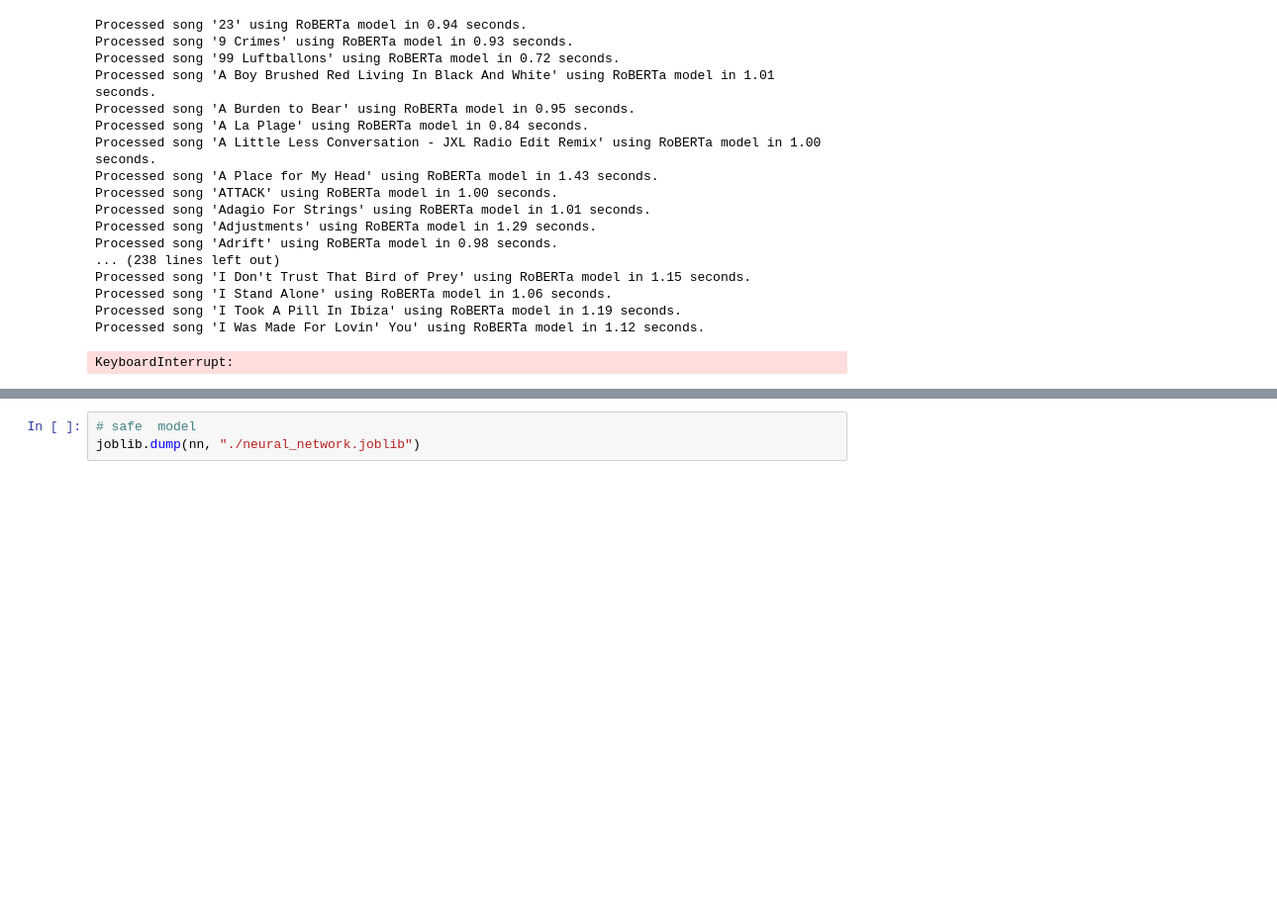
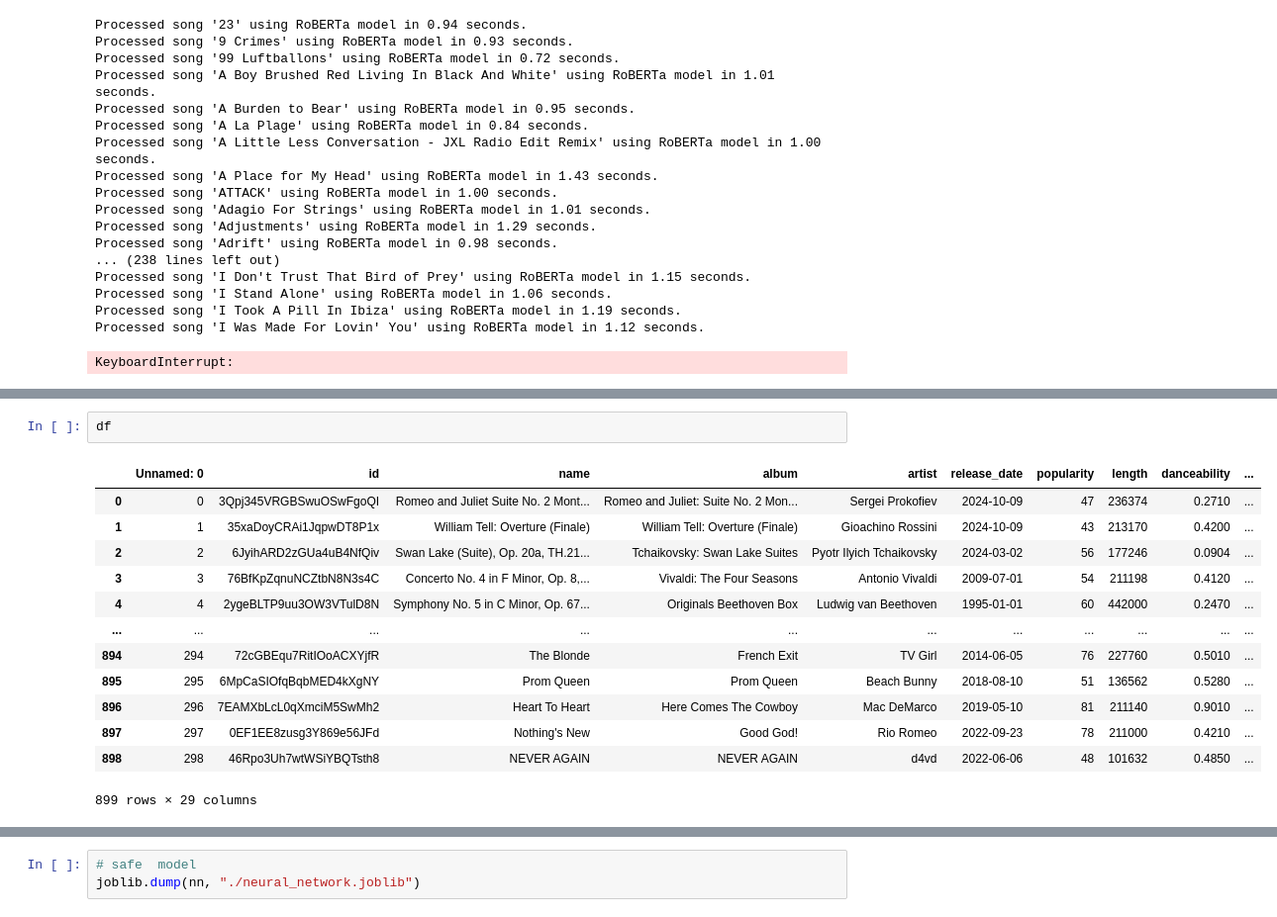
Before and after one commit to elenaperego/Emotion-Song-Recommender-System, a Jupyter notebook: models/neural_network_keras.ipynb, the cells around one changed output, grey strips where cells are left out. Shown: that part at 99% size. Drawn from its saved outputs; the diff is of its cells as text; blank space fills up the shorter version.

```diff
--- a/models/neural_network_keras.ipynb
+++ b/models/neural_network_keras.ipynb
@@ -515 +562,17 @@ df
+# %%
+df
+# %% [output]
+|  | Unnamed: 0 | id | name | album | artist | release_date | popularity | length | danceability | ... |
+| 0 | 0 | 3Qpj345VRGBSwuOSwFgoQI | Romeo and Juliet Suite No. 2 Mont... | Romeo and Juliet: Suite No. 2 Mon... | Sergei Prokofiev | 2024-10-09 | 47 | 236374 | 0.2710 | ... |
+| 1 | 1 | 35xaDoyCRAi1JqpwDT8P1x | William Tell: Overture (Finale) | William Tell: Overture (Finale) | Gioachino Rossini | 2024-10-09 | 43 | 213170 | 0.4200 | ... |
+| 2 | 2 | 6JyihARD2zGUa4uB4NfQiv | Swan Lake (Suite), Op. 20a, TH.21... | Tchaikovsky: Swan Lake Suites | Pyotr Ilyich Tchaikovsky | 2024-03-02 | 56 | 177246 | 0.0904 | ... |
+| 3 | 3 | 76BfKpZqnuNCZtbN8N3s4C | Concerto No. 4 in F Minor, Op. 8,... | Vivaldi: The Four Seasons | Antonio Vivaldi | 2009-07-01 | 54 | 211198 | 0.4120 | ... |
+| 4 | 4 | 2ygeBLTP9uu3OW3VTulD8N | Symphony No. 5 in C Minor, Op. 67... | Originals Beethoven Box | Ludwig van Beethoven | 1995-01-01 | 60 | 442000 | 0.2470 | ... |
+| ... | ... | ... | ... | ... | ... | ... | ... | ... | ... | ... |
+| 894 | 294 | 72cGBEqu7RitIOoACXYjfR | The Blonde | French Exit | TV Girl | 2014-06-05 | 76 | 227760 | 0.5010 | ... |
+| 895 | 295 | 6MpCaSIOfqBqbMED4kXgNY | Prom Queen | Prom Queen | Beach Bunny | 2018-08-10 | 51 | 136562 | 0.5280 | ... |
+| 896 | 296 | 7EAMXbLcL0qXmciM5SwMh2 | Heart To Heart | Here Comes The Cowboy | Mac DeMarco | 2019-05-10 | 81 | 211140 | 0.9010 | ... |
+| 897 | 297 | 0EF1EE8zusg3Y869e56JFd | Nothing's New | Good God! | Rio Romeo | 2022-09-23 | 78 | 211000 | 0.4210 | ... |
+| 898 | 298 | 46Rpo3Uh7wtWSiYBQTsth8 | NEVER AGAIN | NEVER AGAIN | d4vd | 2022-06-06 | 48 | 101632 | 0.4850 | ... |
+899 rows × 29 columns
 # %%
```
Also changed, not shown: parts of 16 cells of this notebook, 4 other files.
